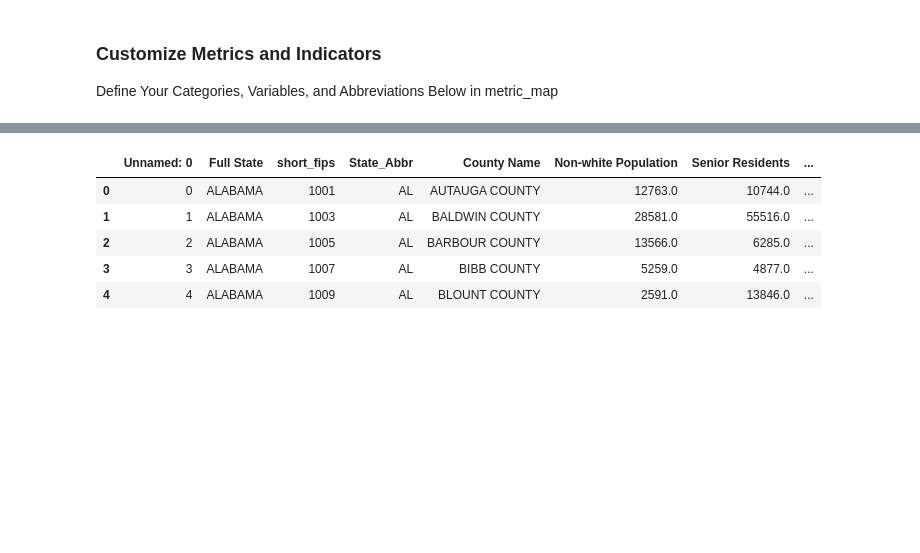
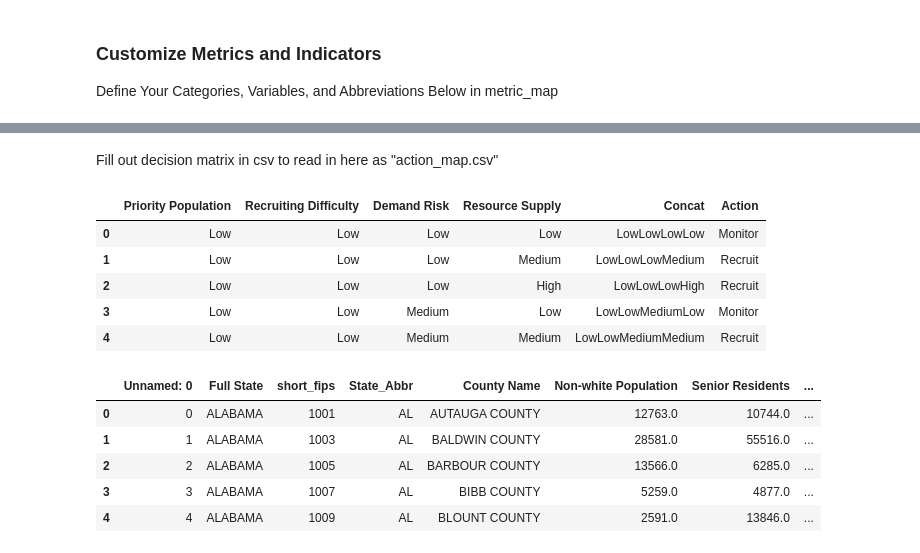
Before and after one commit to dssg/voter-protection, a Jupyter notebook: data/risk_scoring_for_toolkit.ipynb, the cells around one changed output, grey strips where cells are left out. Saved outputs shown, nothing was run; the diff lists cells and outputs as text; code cells hidden in the pictures; blank space fills up the shorter version.

```diff
--- a/data/risk_scoring_for_toolkit.ipynb
+++ b/data/risk_scoring_for_toolkit.ipynb
@@ -76,0 +108,14 @@ final_df = get_final_df(all_df, 'median', metric_map)
+# %% [markdown]
+Fill out decision matrix in csv to read in here as "action_map.csv"
+# %%
+# Read in Action Decision Matrix
+actions = pd.read_csv('action_map.csv')
+actions.columns
+actions.head()
+# %% [output]
+|  | Priority Population | Recruiting Difficulty | Demand Risk | Resource Supply | Concat | Action |
+| 0 | Low | Low | Low | Low | LowLowLowLow | Monitor |
+| 1 | Low | Low | Low | Medium | LowLowLowMedium | Recruit |
+| 2 | Low | Low | Low | High | LowLowLowHigh | Recruit |
+| 3 | Low | Low | Medium | Low | LowLowMediumLow | Monitor |
+| 4 | Low | Low | Medium | Medium | LowLowMediumMedium | Recruit |
```
Also changed, not shown: parts of 6 cells of this notebook.
